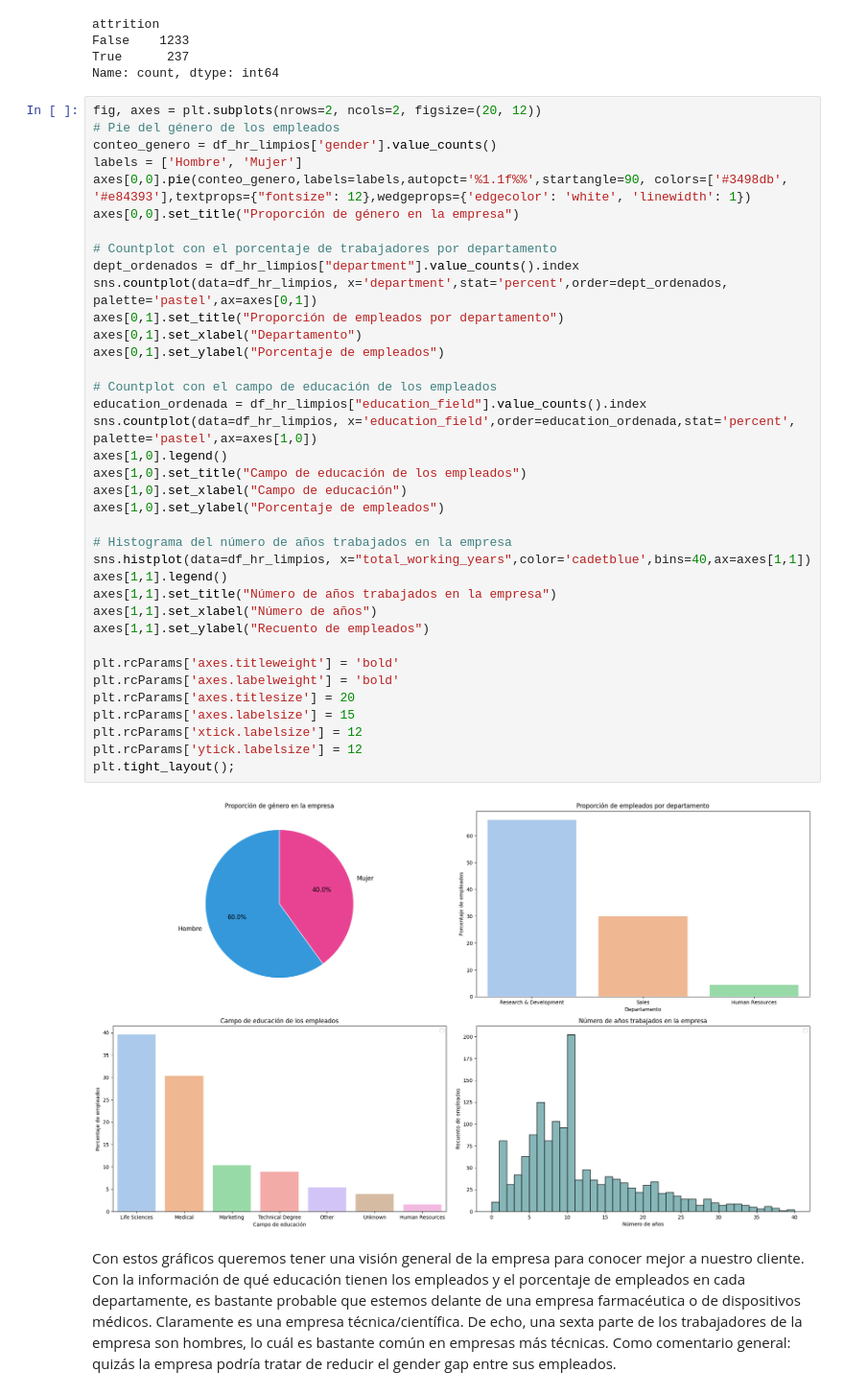
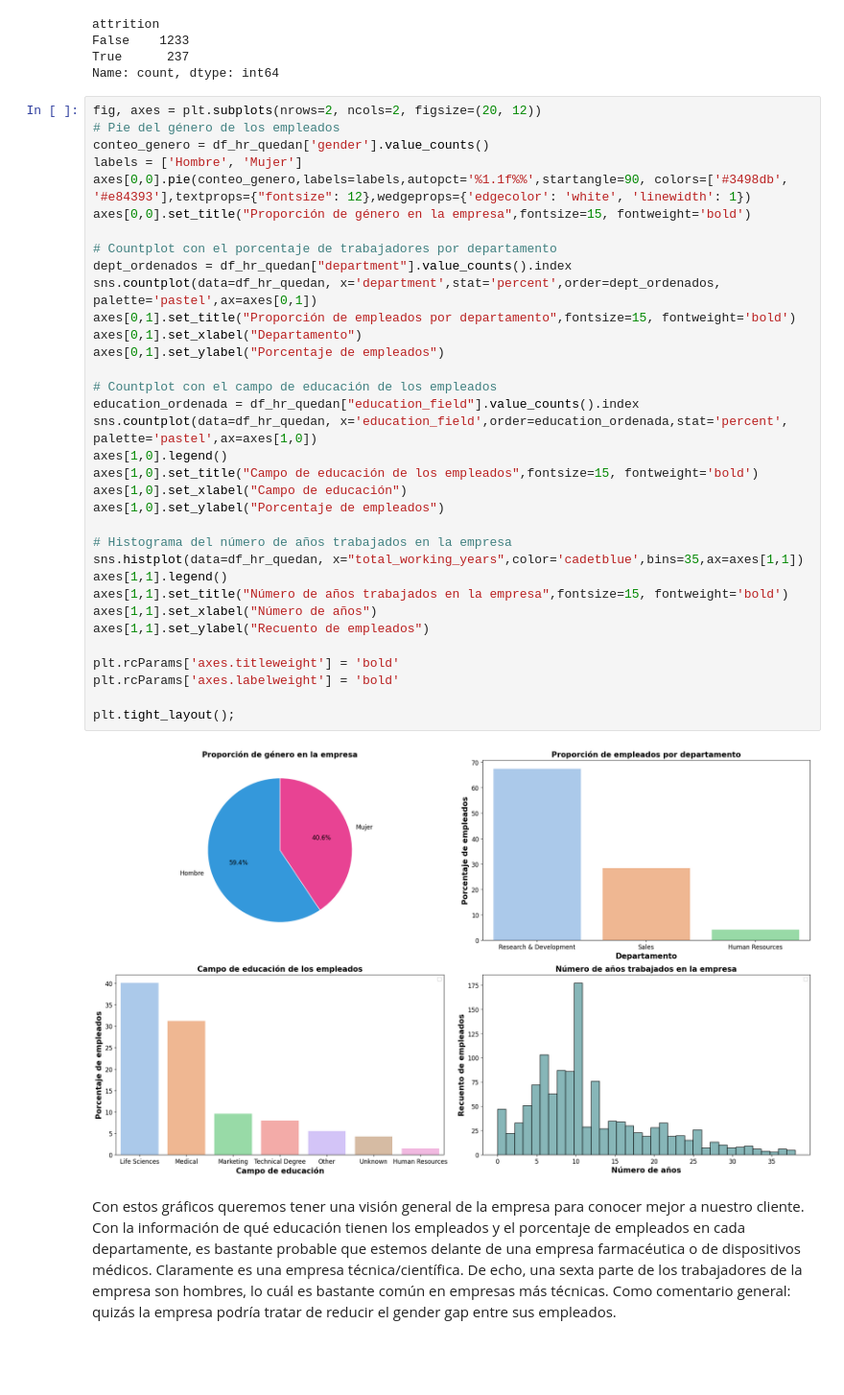
Before and after one commit to eva5ferrer/project-da-promo-63-modulo-3-team-1, a Jupyter notebook: fase-3-visualizacion.ipynb, the cells around one changed output. Shown at 96% size. Saved outputs shown, nothing was run; the diff lists cells and outputs as text; blank space fills up the shorter version.

```diff
--- a/fase-3-visualizacion.ipynb
+++ b/fase-3-visualizacion.ipynb
@@ -44,42 +44,39 @@ Name: count, dtype: int64
 # %%
 fig, axes = plt.subplots(nrows=2, ncols=2, figsize=(20, 12))
 # Pie del género de los empleados
-conteo_genero = df_hr_limpios['gender'].value_counts()
+conteo_genero = df_hr_quedan['gender'].value_counts()
 labels = ['Hombre', 'Mujer']
 axes[0,0].pie(conteo_genero,labels=labels,autopct='%1.1f%%',startangle=90, colors=['#3498db', '#e84393'],textprops={"fontsize": 12},wedgeprops={'edgecolor': 'white', 'linewidth': 1})
-axes[0,0].set_title("Proporción de género en la empresa")
+axes[0,0].set_title("Proporción de género en la empresa",fontsize=15, fontweight='bold')
 
 # Countplot con el porcentaje de trabajadores por departamento
-dept_ordenados = df_hr_limpios["department"].value_counts().index
-sns.countplot(data=df_hr_limpios, x='department',stat='percent',order=dept_ordenados, palette='pastel',ax=axes[0,1])
-axes[0,1].set_title("Proporción de empleados por departamento")
+dept_ordenados = df_hr_quedan["department"].value_counts().index
+sns.countplot(data=df_hr_quedan, x='department',stat='percent',order=dept_ordenados, palette='pastel',ax=axes[0,1])
+axes[0,1].set_title("Proporción de empleados por departamento",fontsize=15, fontweight='bold')
 axes[0,1].set_xlabel("Departamento")
 axes[0,1].set_ylabel("Porcentaje de empleados")
 
 # Countplot con el campo de educación de los empleados
-education_ordenada = df_hr_limpios["education_field"].value_counts().index
-sns.countplot(data=df_hr_limpios, x='education_field',order=education_ordenada,stat='percent', palette='pastel',ax=axes[1,0])
+education_ordenada = df_hr_quedan["education_field"].value_counts().index
+sns.countplot(data=df_hr_quedan, x='education_field',order=education_ordenada,stat='percent', palette='pastel',ax=axes[1,0])
 axes[1,0].legend()
-axes[1,0].set_title("Campo de educación de los empleados")
+axes[1,0].set_title("Campo de educación de los empleados",fontsize=15, fontweight='bold')
 axes[1,0].set_xlabel("Campo de educación")
 axes[1,0].set_ylabel("Porcentaje de empleados")
 
 # Histograma del número de años trabajados en la empresa
-sns.histplot(data=df_hr_limpios, x="total_working_years",color='cadetblue',bins=40,ax=axes[1,1])
+sns.histplot(data=df_hr_quedan, x="total_working_years",color='cadetblue',bins=35,ax=axes[1,1])
 axes[1,1].legend()
-axes[1,1].set_title("Número de años trabajados en la empresa")
+axes[1,1].set_title("Número de años trabajados en la empresa",fontsize=15, fontweight='bold')
 axes[1,1].set_xlabel("Número de años")
 axes[1,1].set_ylabel("Recuento de empleados")
 
 plt.rcParams['axes.titleweight'] = 'bold'
 plt.rcParams['axes.labelweight'] = 'bold'
-plt.rcParams['axes.titlesize'] = 20
-plt.rcParams['axes.labelsize'] = 15
-plt.rcParams['xtick.labelsize'] = 12
-plt.rcParams['ytick.labelsize'] = 12
+
 plt.tight_layout();
 # %% [output]
-[figure, old version]
+[figure, new version]
 # %% [markdown]
 Con estos gráficos queremos tener una visión general de la empresa para conocer mejor a nuestro cliente.
 Con la información de qué educación tienen los empleados y el porcentaje de empleados en cada departamente, es bastante probable que estemos delante de una empresa farmacéutica o de dispositivos médicos. Claramente es una empresa técnica/científica.
```
Also changed, not shown: parts of 12 cells of this notebook.
